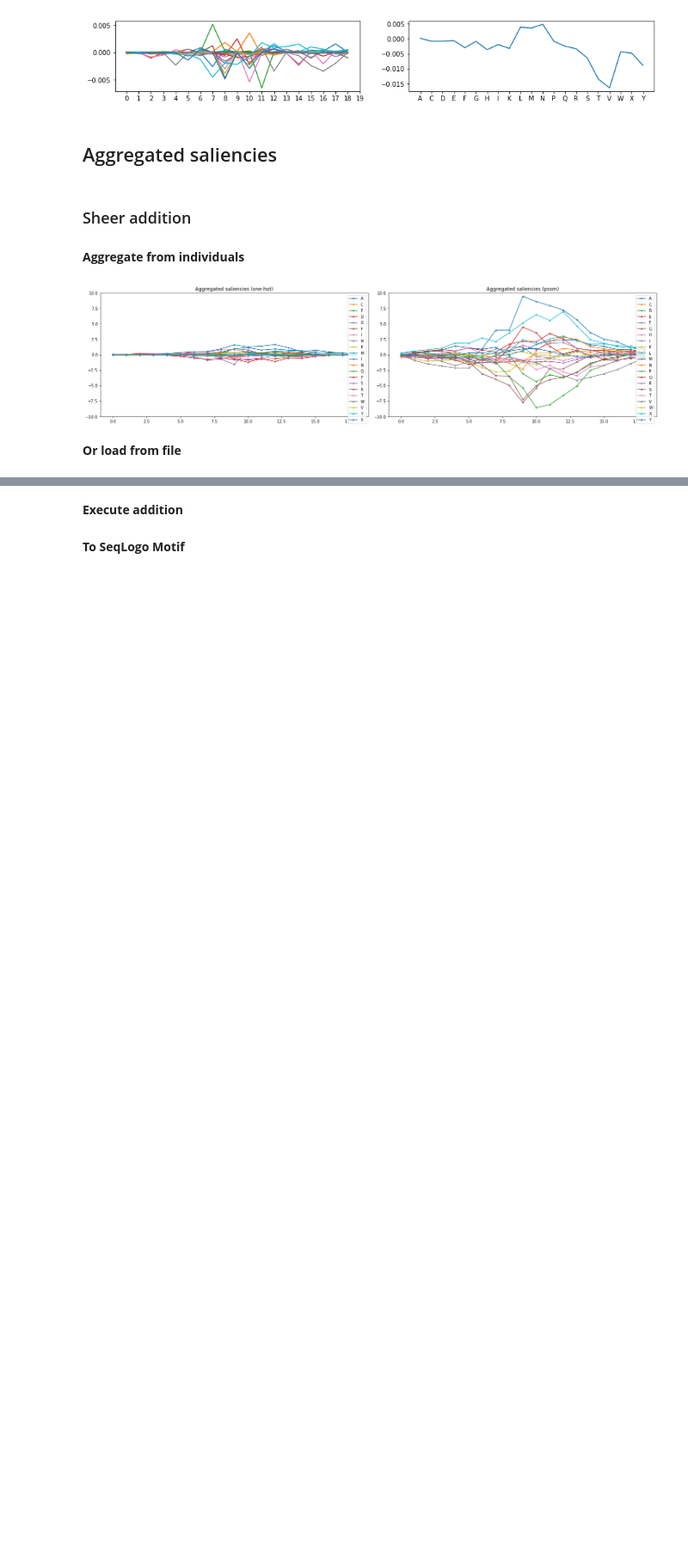
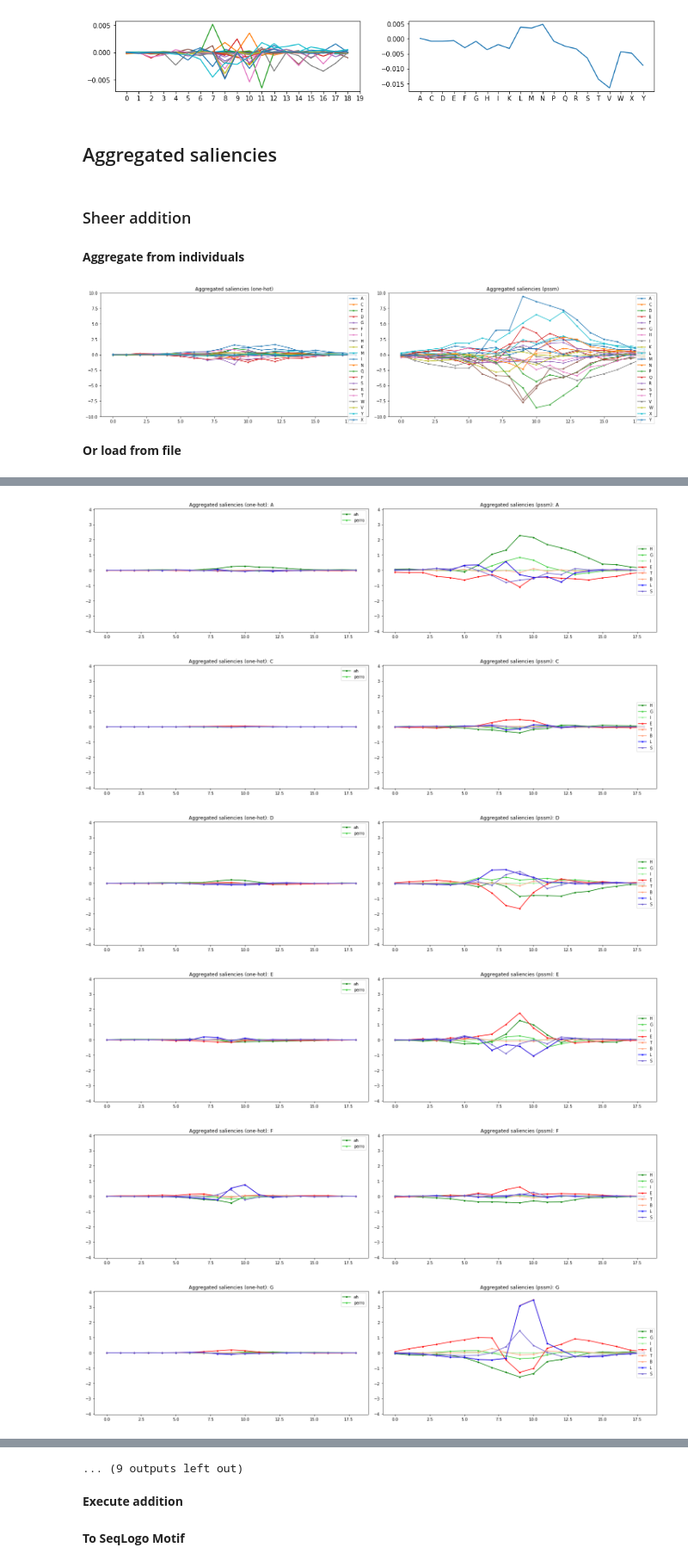
Before and after one commit to Juillermo/saliencyPSSP, a Jupyter notebook: Saliencies jurtz.ipynb, the cells around one changed output, grey strips where cells are left out. Shown at 86% size. Saved outputs shown, nothing was run; the diff lists cells and outputs as text; code cells hidden in the pictures; blank space fills up the shorter version.

```diff
--- a/Saliencies jurtz.ipynb
+++ b/Saliencies jurtz.ipynb
@@ -297,0 +350,9 @@ for target_class in ssConvertString:
+# %%
+plot_SeqLogo_aa(totals)
+# %% [output]
+[figure, added]
+[figure, added]
+[figure, added]
+[figure, added]
+[figure, added]
+[figure, added]
@@ -298,3 +365,4 @@ for target_class in ssConvertString:
+... (9 outputs left out)
 # %% [markdown]
 **Execute addition**
 # %% [markdown]
```
Also changed, not shown: parts of 12 cells of this notebook, 2 other files.
